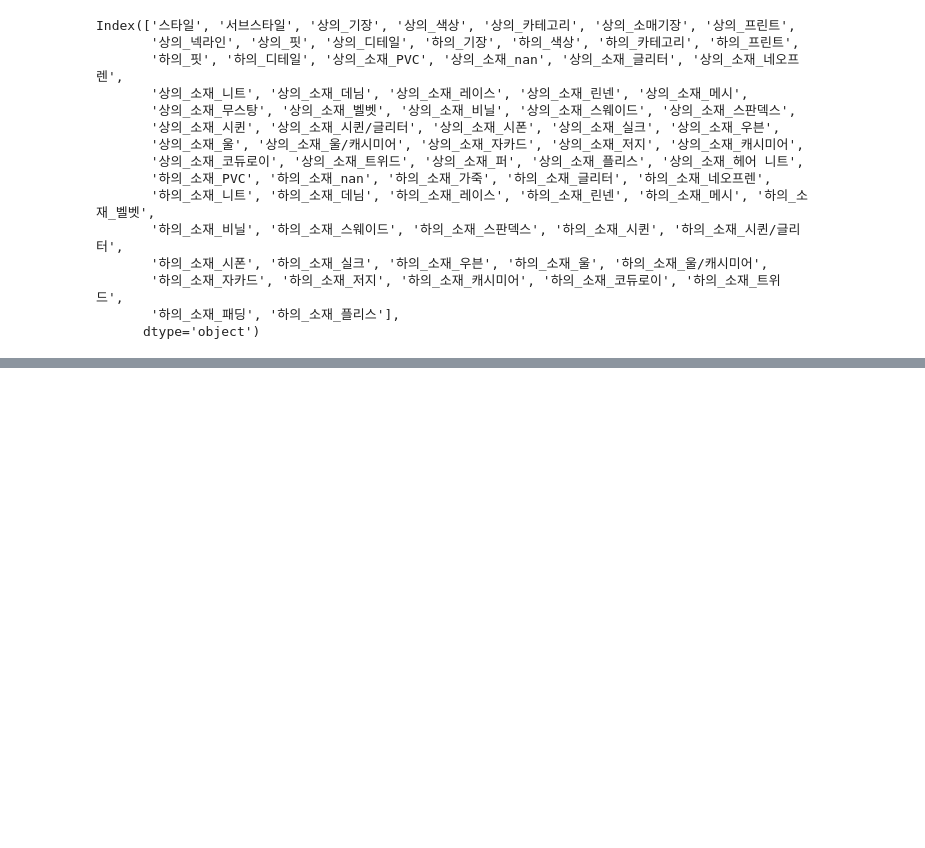
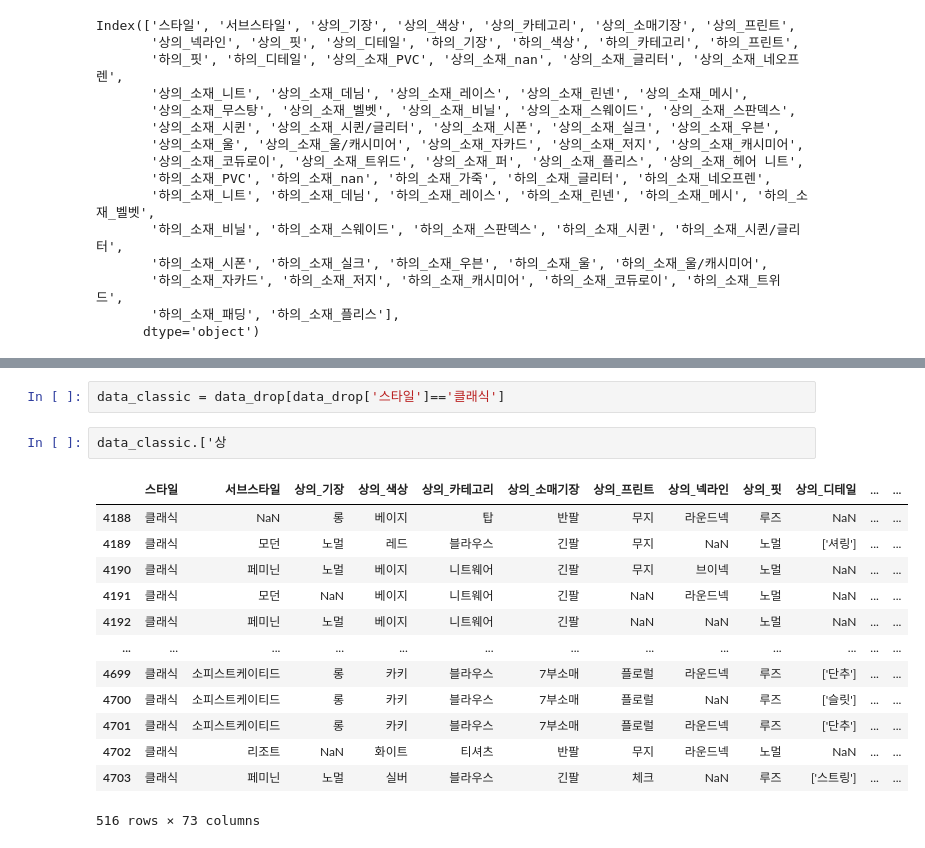
Before and after one commit to jungsuu-00/MyPerfume, a Jupyter notebook: code/2_data analysis/style_EDA.ipynb, the cells around one changed output, grey strips where cells are left out. Cells and saved outputs as stored; diff of their text form; blank space fills up the shorter version.

```diff
--- a/code/2_data analysis/style_EDA.ipynb
+++ b/code/2_data analysis/style_EDA.ipynb
@@ -259,0 +271,18 @@ Index(['스타일', '서브스타일', '상의_기장', '상의_색상', '상의
+# %%
+data_classic = data_drop[data_drop['스타일']=='클래식']
+# %%
+data_classic.['상
+# %% [output]
+|  | 스타일 | 서브스타일 | 상의_기장 | 상의_색상 | 상의_카테고리 | 상의_소매기장 | 상의_프린트 | 상의_넥라인 | 상의_핏 | 상의_디테일 | ... | ... |
+| 4188 | 클래식 | NaN | 롱 | 베이지 | 탑 | 반팔 | 무지 | 라운드넥 | 루즈 | NaN | ... | ... |
+| 4189 | 클래식 | 모던 | 노멀 | 레드 | 블라우스 | 긴팔 | 무지 | NaN | 노멀 | ['셔링'] | ... | ... |
+| 4190 | 클래식 | 페미닌 | 노멀 | 베이지 | 니트웨어 | 긴팔 | 무지 | 브이넥 | 노멀 | NaN | ... | ... |
+| 4191 | 클래식 | 모던 | NaN | 베이지 | 니트웨어 | 긴팔 | NaN | 라운드넥 | 노멀 | NaN | ... | ... |
+| 4192 | 클래식 | 페미닌 | 노멀 | 베이지 | 니트웨어 | 긴팔 | NaN | NaN | 노멀 | NaN | ... | ... |
+| ... | ... | ... | ... | ... | ... | ... | ... | ... | ... | ... | ... | ... |
+| 4699 | 클래식 | 소피스트케이티드 | 롱 | 카키 | 블라우스 | 7부소매 | 플로럴 | 라운드넥 | 루즈 | ['단추'] | ... | ... |
+| 4700 | 클래식 | 소피스트케이티드 | 롱 | 카키 | 블라우스 | 7부소매 | 플로럴 | NaN | 루즈 | ['슬릿'] | ... | ... |
+| 4701 | 클래식 | 소피스트케이티드 | 롱 | 카키 | 블라우스 | 7부소매 | 플로럴 | 라운드넥 | 루즈 | ['단추'] | ... | ... |
+| 4702 | 클래식 | 리조트 | NaN | 화이트 | 티셔츠 | 반팔 | 무지 | 라운드넥 | 노멀 | NaN | ... | ... |
+| 4703 | 클래식 | 페미닌 | 노멀 | 실버 | 블라우스 | 긴팔 | 체크 | NaN | 루즈 | ['스트링'] | ... | ... |
+516 rows × 73 columns
```
Also changed, not shown: parts of 3 cells of this notebook, 1 other file.
